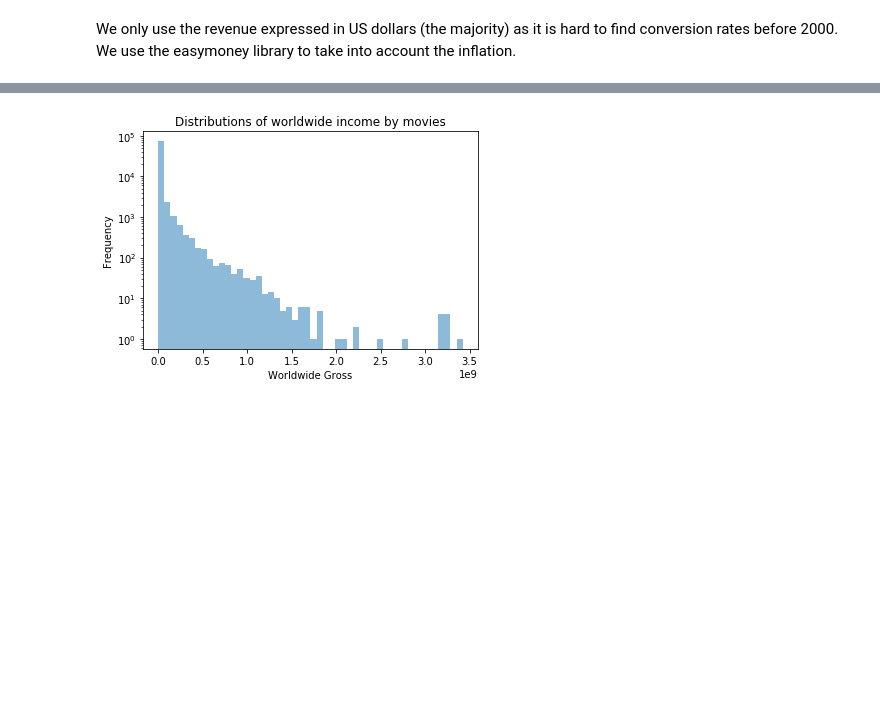
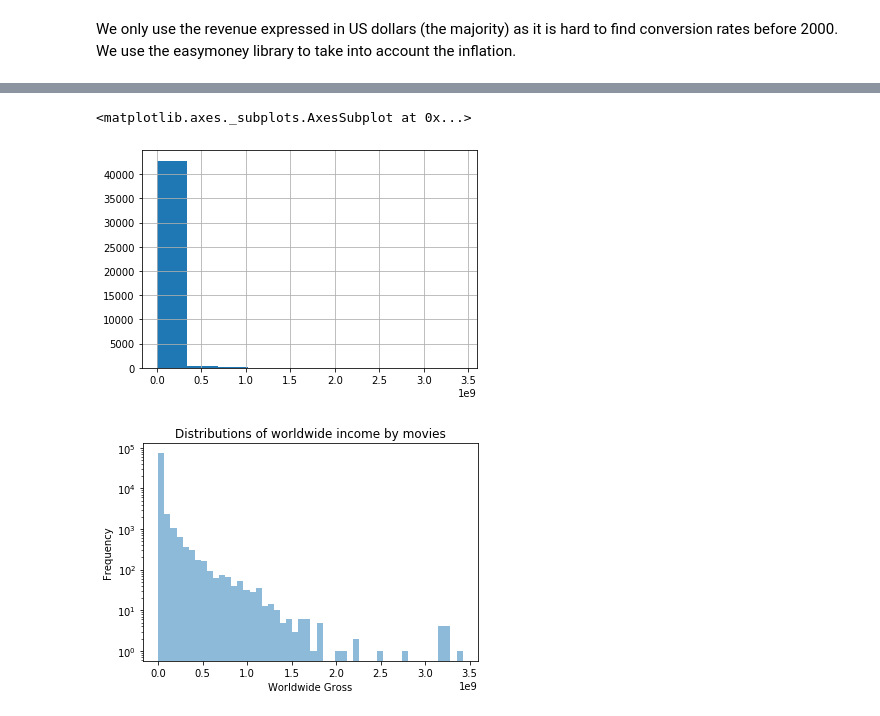
Before and after one commit to Ruchiranga/AD_A-team-project, a Jupyter notebook: Milestone 3.ipynb, the cells around one changed output, grey strips where cells are left out. Cells and saved outputs as stored; diff of their text form; code cells hidden in the pictures; blank space fills up the shorter version.

```diff
--- a/Milestone 3.ipynb
+++ b/Milestone 3.ipynb
@@ -388,0 +447,6 @@ recognized_movies['worldwideGross_adjusted'] = normalize_inflation(recognized_mo
+# %%
+check1 = check[['tconst', 'worldwideGross',]]
+# %%
+check2 = recognized_movies[['tconst', 'worldwideGross', 'worldwideGross_adjusted', 'year']]
+# %%
+check3 = check1.merge(check2, how='inner', on='tconst')
@@ -389,3 +482,11 @@ recognized_movies['worldwideGross_adjusted'] = normalize_inflation(recognized_mo
+# %%
+check3['worldwideGross_y_test'] = normalize_inflation(check3['worldwideGross_y'].apply(keep_numbers),\
+                                                                   check3['year'])
+# %%
+check3['worldwideGross_y_test'].
+# %% [output]
+<matplotlib.axes._subplots.AxesSubplot at 0x...>
+[figure, added]
 # %%
 ax = recognized_movies['worldwideGross_adjusted'].plot.hist(bins=50, alpha=0.5)
 ax.set_title('Distributions of worldwide income by movies')
```
Also changed, not shown: parts of 54 cells of this notebook, 2 other files.
